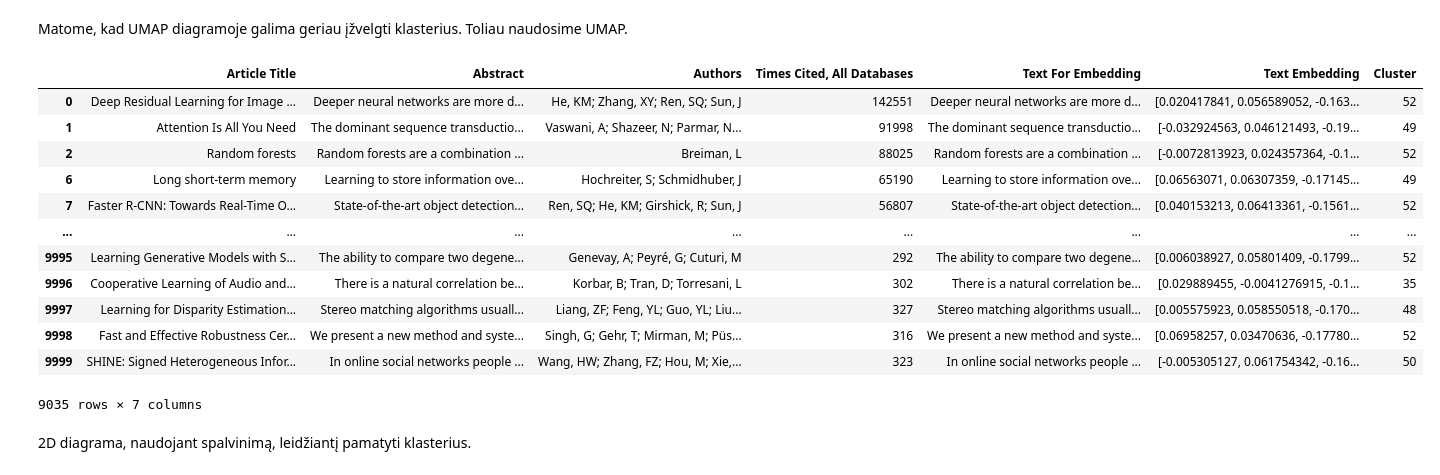
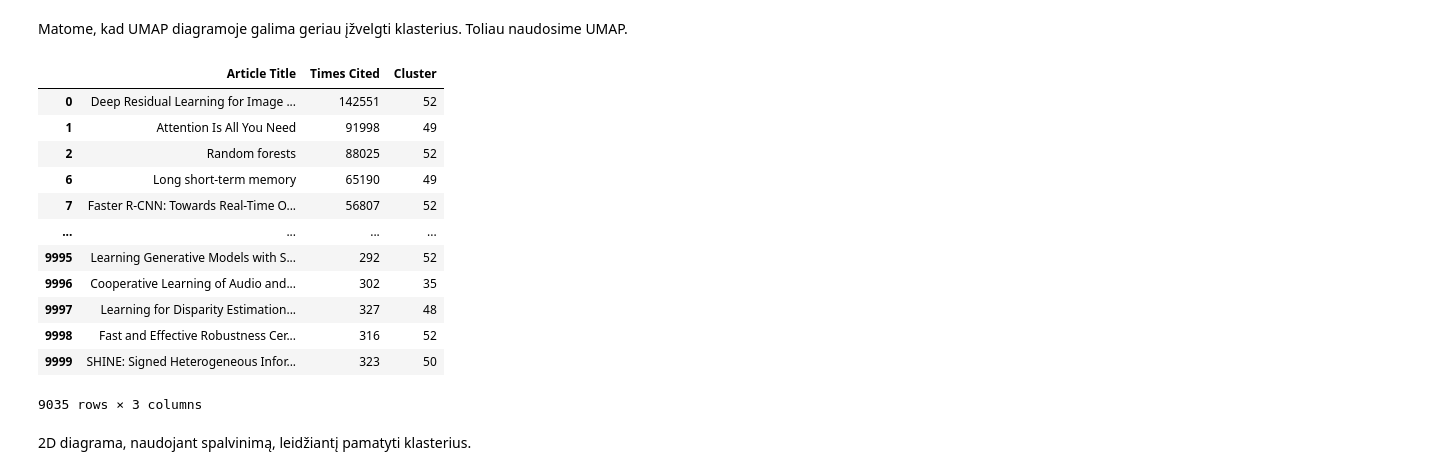
Before and after one commit to mgrybe/social-media-analytics, a Jupyter notebook: preprocessing.ipynb, the cells around one changed output. Saved outputs shown, nothing was run; the diff lists cells and outputs as text; code cells hidden in the pictures.

```diff
--- a/preprocessing.ipynb
+++ b/preprocessing.ipynb
@@ -76,10 +65,10 @@ transformers.logging.set_verbosity_error()
 
 encoding = AutoTokenizer.from_pretrained("bert-base-uncased")
 
-def safe_truncate(text, max_tokens=510):
+def safe_truncate(title, text, max_tokens=510):
     tokens = encoding.encode(text)
     if len(tokens) > max_tokens:
-        print(f"⚠️ Text too long ({len(tokens)} tokens). Truncating to {max_tokens}.")
+        print(f"⚠️ Text for `{title}` too long ({len(tokens)} tokens). Truncating to {max_tokens}.")
         tokens = tokens[:max_tokens]
         return encoding.decode(tokens)
     return text
@@ -86,4 +77,4 @@ def safe_truncate(text, max_tokens=510):
 # %%
-df['Text For Embedding'] = [safe_truncate(row['Text For Embedding']) for idx, row in df.iterrows()]
+df['Abstract'] = [safe_truncate(row['Article Title'], row['Abstract']) for idx, row in df.iterrows()]
 df
 # %% [output]
@@ -128,12 +119,12 @@ import ollama
 
 batch_size = 10
 embeddings = []
-texts = df['Text For Embedding'].tolist()
+texts = df['Abstract'].tolist()
 
 for i in notebook_tqdm(range(0, len(texts), batch_size)):
     batch = texts[i: i + batch_size]
     embeddings.extend(ollama.embed(model='nomic-embed-text:latest', input=batch)['embeddings'])
 
-df['Text Embedding'] = embeddings
-df
+df['Embedding'] = embeddings
+df[['Article Title', 'Times Cited', 'Embedding']]
 # %% [output]
@@ -160,7 +151,7 @@ from umap import UMAP
 from sklearn.decomposition import PCA
 import numpy as np
 
-X = df['Text Embedding']
+X = df['Embedding']
 X_mat = np.vstack(X.values).astype(np.float32)
 
 # UMAP
@@ -190,41 +181,41 @@ Matome, kad UMAP diagramoje galima geriau įžvelgti klasterius. Toliau naudosim
 # %%
 from hdbscan import HDBSCAN
 
 import warnings
 warnings.simplefilter(action='ignore', category=FutureWarning)
 
 umap = UMAP(n_neighbors=15, min_dist=0.1, n_components=20, metric='cosine', random_state=42, n_jobs=1)
 X_projected = umap.fit_transform(X_mat)
 X_projected = X_projected.astype(np.float64)
 
 clusterer = HDBSCAN(
     min_cluster_size=10,
-    min_samples=10,                     # tweak to reduce outliers
+    min_samples=10,                    # tweak to reduce outliers
     metric='cosine',
     algorithm='generic',               # <— key fix for cosine
     cluster_selection_epsilon=0.0001,
     cluster_selection_method='eom'
 )
 labels = clusterer.fit_predict(X_projected)
-df2 = df.copy()
-df2['Cluster'] = labels
-df2 = df2[df2['Cluster'] != -1]
-#df = df[['Article Title', 'Abstract', 'Authors', 'Times Cited, All Databases', 'Text For Embedding', 'Cluster']]
-df2
+
+df = df.copy()
+df['Cluster'] = labels
+df = df[df['Cluster'] != -1]
+df[['Article Title', 'Times Cited', 'Cluster']]
 # %% [output]
-|  | Article Title | Abstract | Authors | Times Cited, All Databases | Text For Embedding | Text Embedding | Cluster |
-| 0 | Deep Residual Learning for Image ... | Deeper neural networks are more d... | He, KM; Zhang, XY; Ren, SQ; Sun, J | 142551 | Deeper neural networks are more d... | [0.020417841, 0.056589052, -0.163... | 52 |
-| 1 | Attention Is All You Need | The dominant sequence transductio... | Vaswani, A; Shazeer, N; Parmar, N... | 91998 | The dominant sequence transductio... | [-0.032924563, 0.046121493, -0.19... | 49 |
-| 2 | Random forests | Random forests are a combination ... | Breiman, L | 88025 | Random forests are a combination ... | [-0.0072813923, 0.024357364, -0.1... | 52 |
-| 6 | Long short-term memory | Learning to store information ove... | Hochreiter, S; Schmidhuber, J | 65190 | Learning to store information ove... | [0.06563071, 0.06307359, -0.17145... | 49 |
-| 7 | Faster R-CNN: Towards Real-Time O... | State-of-the-art object detection... | Ren, SQ; He, KM; Girshick, R; Sun, J | 56807 | State-of-the-art object detection... | [0.040153213, 0.06413361, -0.1561... | 52 |
-| ... | ... | ... | ... | ... | ... | ... | ... |
-| 9995 | Learning Generative Models with S... | The ability to compare two degene... | Genevay, A; Peyré, G; Cuturi, M | 292 | The ability to compare two degene... | [0.006038927, 0.05801409, -0.1799... | 52 |
-| 9996 | Cooperative Learning of Audio and... | There is a natural correlation be... | Korbar, B; Tran, D; Torresani, L | 302 | There is a natural correlation be... | [0.029889455, -0.0041276915, -0.1... | 35 |
-| 9997 | Learning for Disparity Estimation... | Stereo matching algorithms usuall... | Liang, ZF; Feng, YL; Guo, YL; Liu... | 327 | Stereo matching algorithms usuall... | [0.005575923, 0.058550518, -0.170... | 48 |
-| 9998 | Fast and Effective Robustness Cer... | We present a new method and syste... | Singh, G; Gehr, T; Mirman, M; Püs... | 316 | We present a new method and syste... | [0.06958257, 0.03470636, -0.17780... | 52 |
-| 9999 | SHINE: Signed Heterogeneous Infor... | In online social networks people ... | Wang, HW; Zhang, FZ; Hou, M; Xie,... | 323 | In online social networks people ... | [-0.005305127, 0.061754342, -0.16... | 50 |
+|  | Article Title | Times Cited | Cluster |
+| 0 | Deep Residual Learning for Image ... | 142551 | 52 |
+| 1 | Attention Is All You Need | 91998 | 49 |
+| 2 | Random forests | 88025 | 52 |
+| 6 | Long short-term memory | 65190 | 49 |
+| 7 | Faster R-CNN: Towards Real-Time O... | 56807 | 52 |
+| ... | ... | ... | ... |
+| 9995 | Learning Generative Models with S... | 292 | 52 |
+| 9996 | Cooperative Learning of Audio and... | 302 | 35 |
+| 9997 | Learning for Disparity Estimation... | 327 | 48 |
+| 9998 | Fast and Effective Robustness Cer... | 316 | 52 |
+| 9999 | SHINE: Signed Heterogeneous Infor... | 323 | 50 |
-9035 rows × 7 columns
+9035 rows × 3 columns
 # %% [markdown]
 2D diagrama, naudojant spalvinimą, leidžiantį pamatyti klasterius.
 # %%
```
Also changed, not shown: parts of 24 cells of this notebook, 6 other files.
